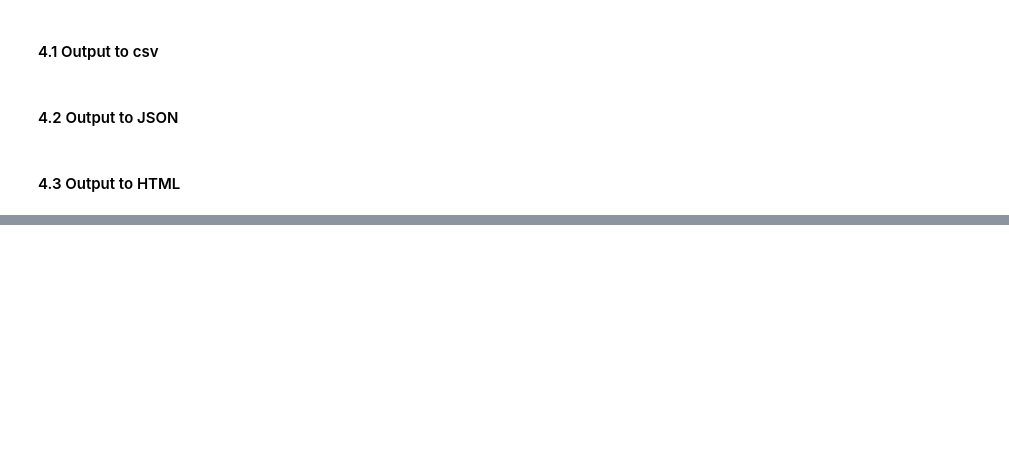
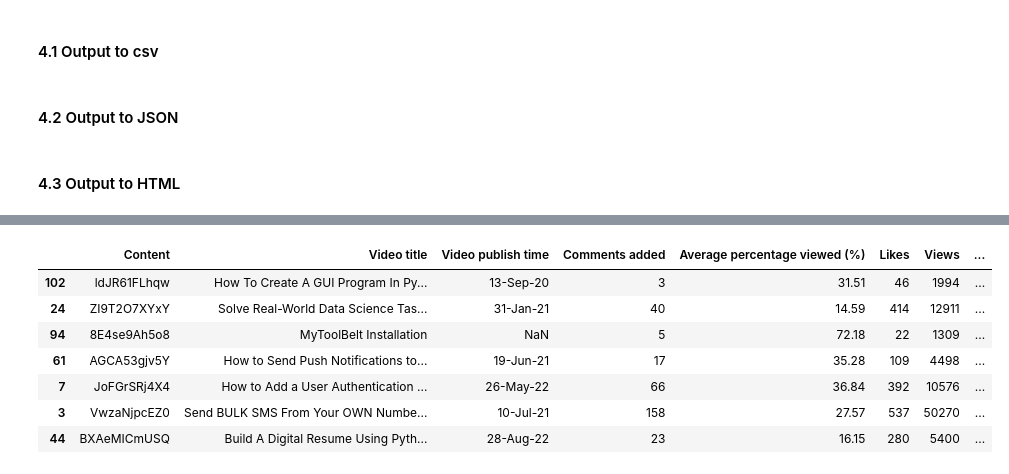
Before and after one commit to t-monaco/ml_basics-AI, a Jupyter notebook: pandas/pandas_basics.ipynb, the cells around one changed output, grey strips where cells are left out. Cells and saved outputs as stored; diff of their text form; code cells hidden in the pictures; blank space fills up the shorter version.

```diff
--- a/pandas/pandas_basics.ipynb
+++ b/pandas/pandas_basics.ipynb
@@ -433,0 +470,11 @@ df.to_html('./df_output.html')
+# %%
+raw.sample(7)
+# %% [output]
+|  | Content | Video title | Video publish time | Comments added | Average percentage viewed (%) | Likes | Views | ... |
+| 102 | ldJR61FLhqw | How To Create A GUI Program In Py... | 13-Sep-20 | 3 | 31.51 | 46 | 1994 | ... |
+| 24 | ZI9T2O7XYxY | Solve Real-World Data Science Tas... | 31-Jan-21 | 40 | 14.59 | 414 | 12911 | ... |
+| 94 | 8E4se9Ah5o8 | MyToolBelt Installation | NaN | 5 | 72.18 | 22 | 1309 | ... |
+| 61 | AGCA53gjv5Y | How to Send Push Notifications to... | 19-Jun-21 | 17 | 35.28 | 109 | 4498 | ... |
+| 7 | JoFGrSRj4X4 | How to Add a User Authentication ... | 26-May-22 | 66 | 36.84 | 392 | 10576 | ... |
+| 3 | VwzaNjpcEZ0 | Send BULK SMS From Your OWN Numbe... | 10-Jul-21 | 158 | 27.57 | 537 | 50270 | ... |
+| 44 | BXAeMICmUSQ | Build A Digital Resume Using Pyth... | 28-Aug-22 | 23 | 16.15 | 280 | 5400 | ... |
```
Also changed, not shown: parts of 21 cells of this notebook.
